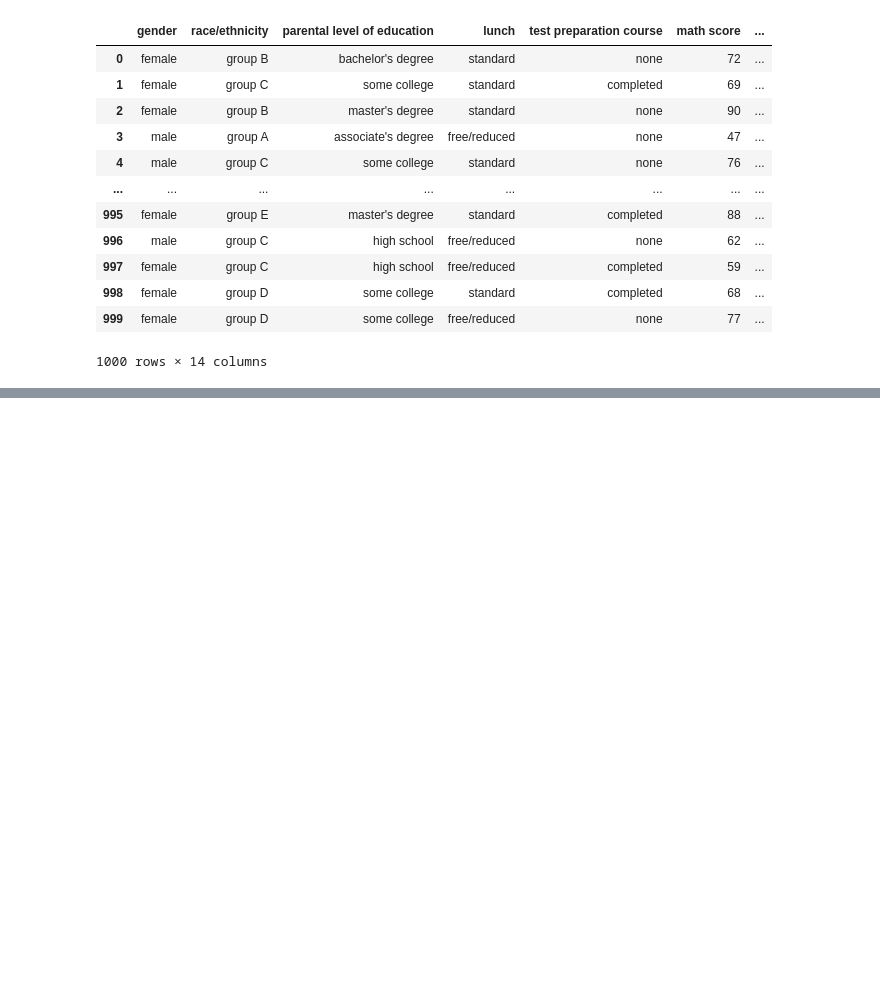
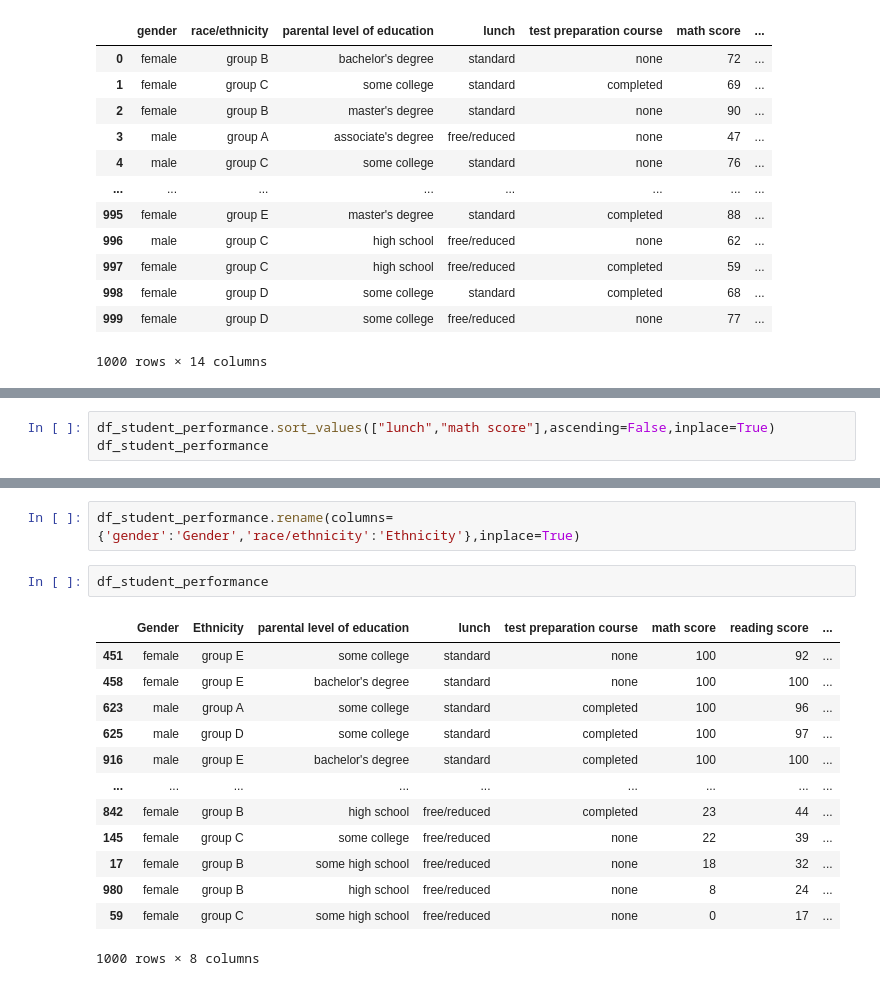
Before and after one commit to Ashfedy/python_refresher, a Jupyter notebook: dataframe_refresher.ipynb, the cells around one changed output, grey strips where cells are left out. Cells and saved outputs as stored; diff of their text form; blank space fills up the shorter version.

Commit message:
Ashfedy: Count, sort, rename rows & columns

```diff
--- a/dataframe_refresher.ipynb
+++ b/dataframe_refresher.ipynb
@@ -372,0 +407,3 @@ df_student_performance.drop(columns=["rand_col_inserted"])
+# %%
+df_student_performance.sort_values(["lunch","math score"],ascending=False,inplace=True)
+df_student_performance
@@ -372,0 +424,18 @@ df_student_performance.drop(columns=["rand_col_inserted"])
+# %%
+df_student_performance.rename(columns={'gender':'Gender','race/ethnicity':'Ethnicity'},inplace=True)
+# %%
+df_student_performance
+# %% [output]
+|  | Gender | Ethnicity | parental level of education | lunch | test preparation course | math score | reading score | ... |
+| 451 | female | group E | some college | standard | none | 100 | 92 | ... |
+| 458 | female | group E | bachelor's degree | standard | none | 100 | 100 | ... |
+| 623 | male | group A | some college | standard | completed | 100 | 96 | ... |
+| 625 | male | group D | some college | standard | completed | 100 | 97 | ... |
+| 916 | male | group E | bachelor's degree | standard | completed | 100 | 100 | ... |
+| ... | ... | ... | ... | ... | ... | ... | ... | ... |
+| 842 | female | group B | high school | free/reduced | completed | 23 | 44 | ... |
+| 145 | female | group C | some college | free/reduced | none | 22 | 39 | ... |
+| 17 | female | group B | some high school | free/reduced | none | 18 | 32 | ... |
+| 980 | female | group B | high school | free/reduced | none | 8 | 24 | ... |
+| 59 | female | group C | some high school | free/reduced | none | 0 | 17 | ... |
+1000 rows × 8 columns
```
Also changed, not shown: parts of 6 cells of this notebook.
